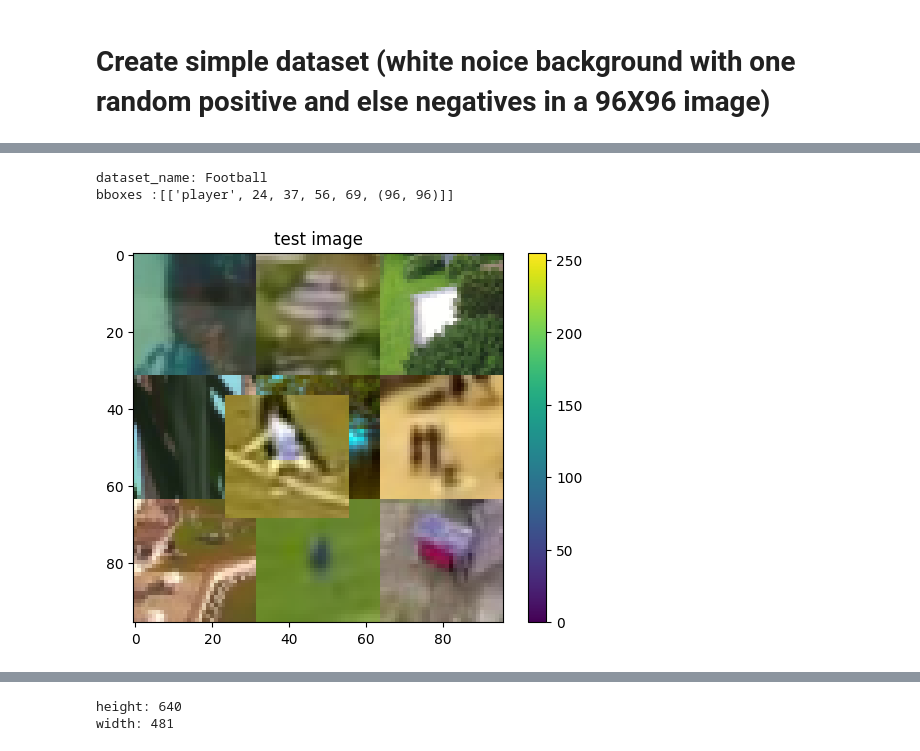
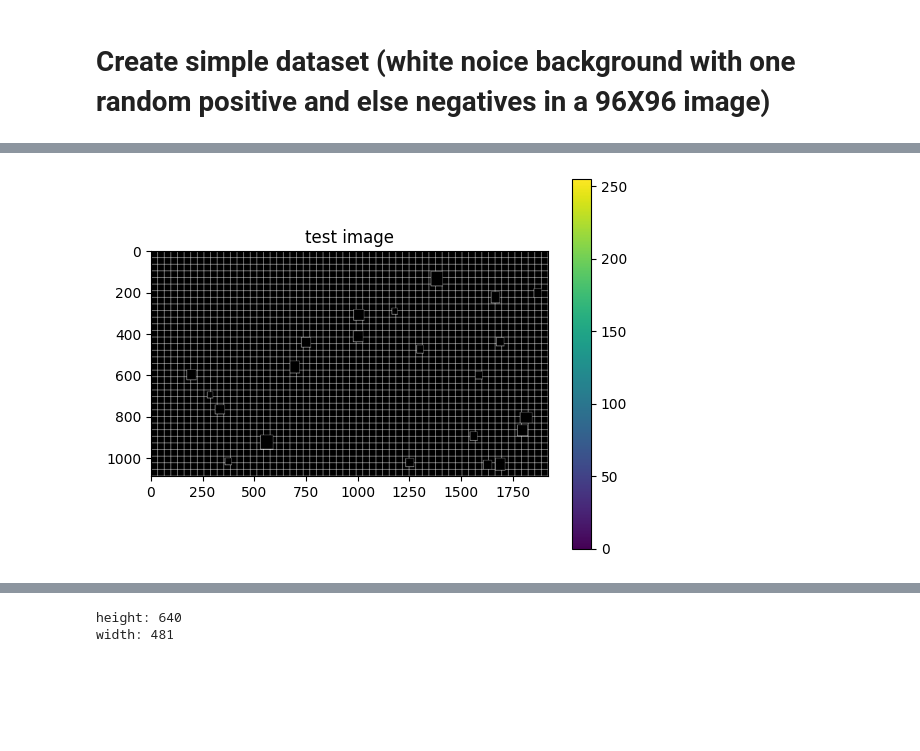
Before and after one commit to ManosMpampis/opendr, a Jupyter notebook: projects/python/perception/object_detection_2d/nanodet/dataset_manager.ipynb, the cells around one changed output, grey strips where cells are left out. Cells and saved outputs as stored; diff of their text form; code cells hidden in the pictures; blank space fills up the shorter version.

```diff
--- a/projects/python/perception/object_detection_2d/nanodet/dataset_manager.ipynb
+++ b/projects/python/perception/object_detection_2d/nanodet/dataset_manager.ipynb
@@ -241,47 +518,0 @@ plt.show()
-# %%
-# ADD random negative images
-neg_idx = list(range(len(neg_files)))
-random.shuffle(neg_idx)
-
-pos_idx = list(range(len(pos_files)))
-random.shuffle(pos_idx)
-
-# number_of_negs_width = random.randint(0,9)
-# number_of_negs_height = random.randint(0,9)
-new_image = background.copy()
-
-number_of_negs_width = 3 #Add code for random number of neg images
-number_of_negs_height = 3
-
-image = 0
-for width in range(number_of_negs_width):
-    for height in range(number_of_negs_height):
-        neg_image_idx = ((number_of_negs_height*width)+height+(image*number_of_negs_width*number_of_negs_height)) % neg_counter
-        neg_image = plt.imread(os.path.join(folder_path,neg_files[neg_image_idx]))
-
-        starting_width = width*neg_image.shape[0]
-        starting_height = height*neg_image.shape[1]
-        new_image[starting_width:starting_width+neg_image.shape[0], starting_height:starting_height+neg_image.shape[1], :] = neg_image
-
-number_of_pos_img = 1
-bboxes = []
-for pos_img in range(number_of_pos_img):
-    pos_image_idx = image #Add code for random number of pos images
-    pos_image = plt.imread(os.path.join(folder_path,pos_files[pos_image_idx]))
-
-    position_of_pos = (random.randint(0,image_size[0]-pos_image.shape[0]), random.randint(0,image_size[1]-pos_image.shape[1]))
-    new_image[position_of_pos[0]:position_of_pos[0]+pos_image.shape[0], position_of_pos[1]:position_of_pos[1]+pos_image.shape[1], :] = pos_image
-    bboxes.append(["player", position_of_pos[1], position_of_pos[0], position_of_pos[1]+pos_image.shape[1], position_of_pos[0]+pos_image.shape[0], (image_size[0], image_size[1])])
-
-
-print(f"dataset_name: {dataset_name}")
-print(f"bboxes :{bboxes}")
-
-plt.imshow(new_image)
-plt.title(f'test image')
-plt.colorbar()
-plt.show()
-# %% [output]
-dataset_name: Football
-bboxes :[['player', 24, 37, 56, 69, (96, 96)]]
-[figure, removed]
@@ -327,0 +519,7 @@ for image in range(pos_counter):
+# %%
+plt.imshow(mask)
+plt.title(f'test image')
+plt.colorbar()
+plt.show()
+# %% [output]
+[figure, added]
```
Also changed, not shown: parts of 16 cells of this notebook.
